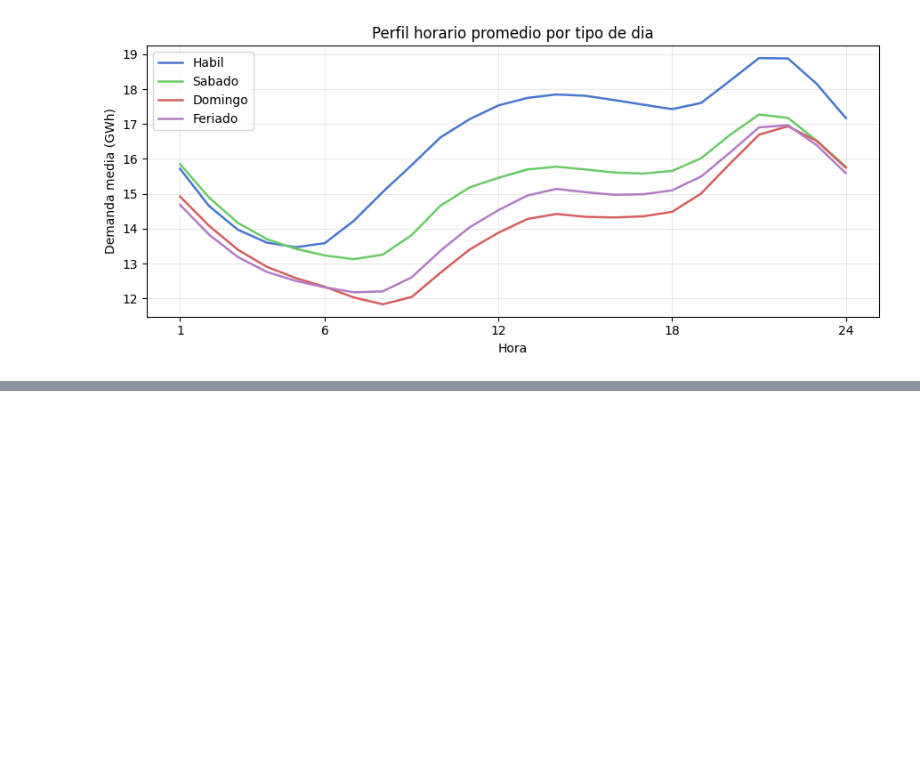
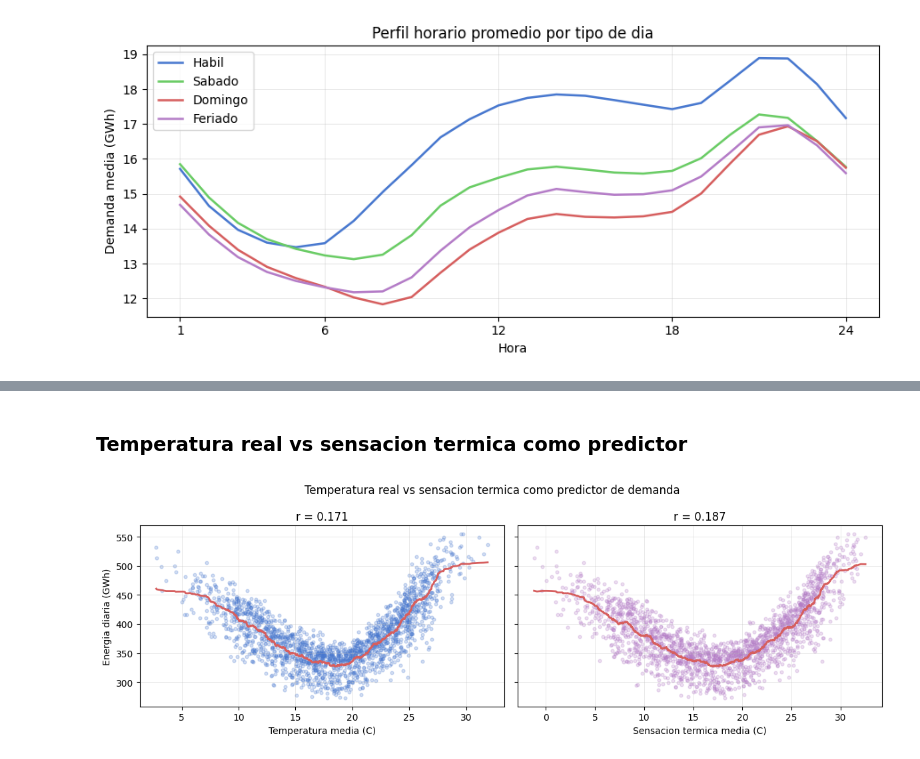
Before and after one commit to biancapaz/tp_final_ml, a Jupyter notebook: notebooks/eda.ipynb, the cells around one changed output, grey strips where cells are left out. Cells and saved outputs as stored; diff of their text form; code cells hidden in the pictures; blank space fills up the shorter version.

```diff
--- a/notebooks/eda.ipynb
+++ b/notebooks/eda.ipynb
@@ -328,0 +471,6 @@ Completar con resultados observados.
+# %% [markdown]
+### Temperatura real vs sensacion termica como predictor
+# %%
+plot_demand_vs_apparent_temp(daily_demand, conditions)
+# %% [output]
+[figure, added]
```
Also changed, not shown: parts of 38 cells of this notebook, 2 other files.
